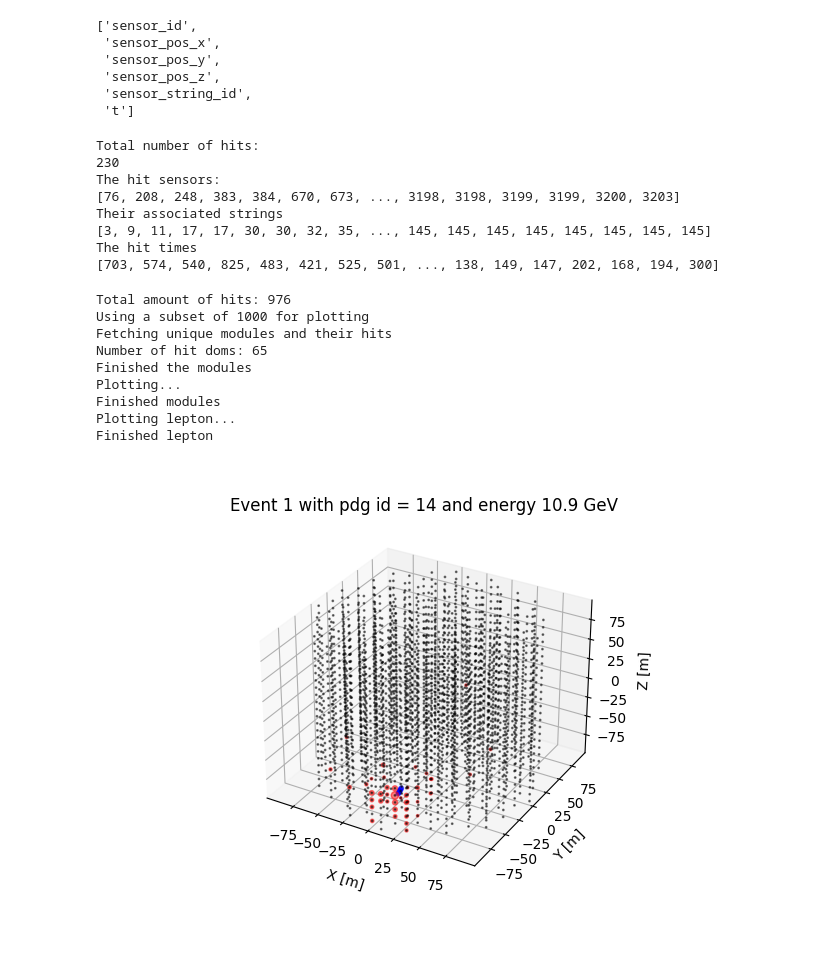
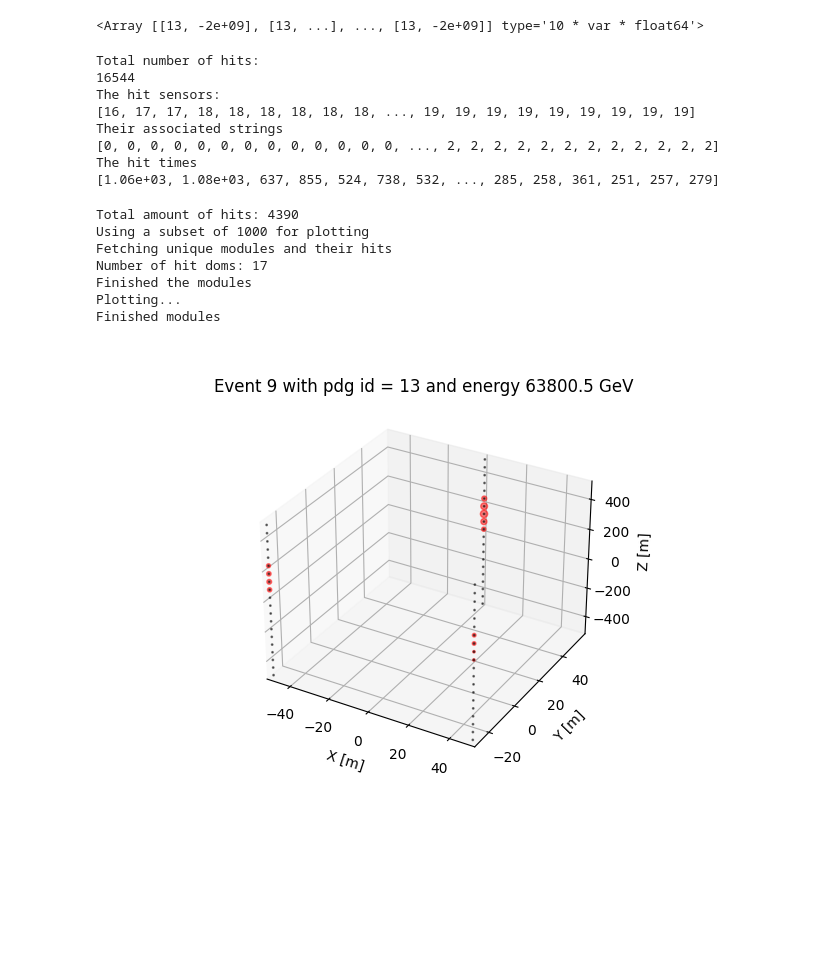
Before and after one commit to Harvard-Neutrino/prometheus, a Jupyter notebook: examples/example_meta_data_reader.ipynb, the cells around one changed output. Cells and saved outputs as stored; diff of their text form; code cells hidden in the pictures; blank space fills up the shorter version.

Commit message:
More fixes to output

```diff
--- a/examples/example_meta_data_reader.ipynb
+++ b/examples/example_meta_data_reader.ipynb
@@ -12,7 +13,7 @@ import h5py
 # %matplotlib qt
 # %%
 # Example loading a directory (highly recommend using lazy loading)
-example_set = ak.from_parquet('/home/unimelb.edu.au/smeighenberg/data/orca_1/job_1/custom_1002_meta_data.parquet')
+example_set = ak.from_parquet('./output/1_photons.parquet')
 # %%
 # Example loading a single file
 # example_set = ak.from_parquet('./output/custom_1337_meta_data.parquet')
@@ -28,37 +29,32 @@ example_set.fields
-# %%
-example_set.total.fields
-# %% [output]
-['sensor_id',
- 'sensor_pos_x',
- 'sensor_pos_y',
- 'sensor_pos_z',
- 'sensor_string_id',
- 't']
+# %%
+example_set.mc_truth.final_state_type
+# %% [output]
+<Array [[13, -2e+09], [13, ...], ..., [13, -2e+09]] type='10 * var * float64'>
 # %%
 # Example for one event
 event_id = 0
 # The sensors hit
 print("Total number of hits:")
-print(len(example_set.total.sensor_id[event_id]))
+print(len(example_set.photons.sensor_id[event_id]))
 print('The hit sensors: ')
-print(example_set.total.sensor_id[event_id])
+print(example_set.photons.sensor_id[event_id])
 print('Their associated strings')
-print(example_set.total.sensor_string_id[event_id])
+print(example_set.photons.string_id[event_id])
 print('The hit times')
-print(example_set.total.t[event_id])
+print(example_set.photons.t[event_id])
 # %% [output]
 Total number of hits:
-230
+16544
 The hit sensors:
-[76, 208, 248, 383, 384, 670, 673, ..., 3198, 3198, 3199, 3199, 3200, 3203]
+[16, 17, 17, 18, 18, 18, 18, 18, 18, ..., 19, 19, 19, 19, 19, 19, 19, 19, 19]
 Their associated strings
-[3, 9, 11, 17, 17, 30, 30, 32, 35, ..., 145, 145, 145, 145, 145, 145, 145, 145]
+[0, 0, 0, 0, 0, 0, 0, 0, 0, 0, 0, 0, 0, ..., 2, 2, 2, 2, 2, 2, 2, 2, 2, 2, 2, 2]
 The hit times
-[703, 574, 540, 825, 483, 421, 525, 501, ..., 138, 149, 147, 202, 168, 194, 300]
+[1.06e+03, 1.08e+03, 637, 855, 524, 738, 532, ..., 285, 258, 361, 251, 257, 279]
 # %%
 def parquet_sub_plotting(
         data, e_id, det,
-        channel='total',
+        channel='photons',
         show_lepton=True,
         scaling=20,
         number_of_hits=1000,
@@ -98,16 +94,6 @@ def parquet_sub_plotting(
         ),
         color='r', alpha=0.5)
     print('Finished modules')
-    if show_lepton:
-        print('Plotting lepton...')
-        ax.scatter(
-            data.primary_lepton_1.loss_pos_x[event_id],
-            data.primary_lepton_1.loss_pos_y[event_id],
-            data.primary_lepton_1.loss_pos_z[event_id],
-            s=( scaling
-            ),
-            color='blue', alpha=0.5)
-        print('Finished lepton')
     ax.scatter(
         det[:, 0],
         det[:, 1],
@@ -123,15 +109,15 @@ def parquet_sub_plotting(
     plt.title(
         'Event %d with pdg id = %d and energy %.1f GeV' % (
             event_id,
-            data.mc_truth.injection_type[event_id],
-            data.mc_truth.injection_energy[event_id]
+            data.mc_truth.final_state_type[event_id][0],
+            data.mc_truth.final_state_energy[event_id][0]
             )
     )
     plt.show()
 # %%
 # Getting the detector
 pos = []
-with open('../prometheus/data/orca-geo') as geo_in:
+with open('../prometheus/data/pone_triangle-geo') as geo_in:
     read_lines = geo_in.readlines()
     modules_i = read_lines.index("### Modules ###\n")
     for line in read_lines[modules_i+1:]:
@@ -144,21 +130,19 @@ det = det - np.mean(det, axis=0)
 # %%
 parquet_sub_plotting(
     example_set,
-    e_id=1, det=det,
-    channel='total',
+    e_id=9, det=det,
+    channel='photons',
     show_lepton=True,
     scaling=10,
     number_of_hits=1000,
     hitcut=0
 )
 # %% [output]
-Total amount of hits: 976
+Total amount of hits: 4390
 Using a subset of 1000 for plotting
 Fetching unique modules and their hits
-Number of hit doms: 65
+Number of hit doms: 17
 Finished the modules
 Plotting...
 Finished modules
-Plotting lepton...
-Finished lepton
-[figure, old version]
+[figure, new version]
```
Also changed, not shown: parts of 2 cells of this notebook, 5 other files.
